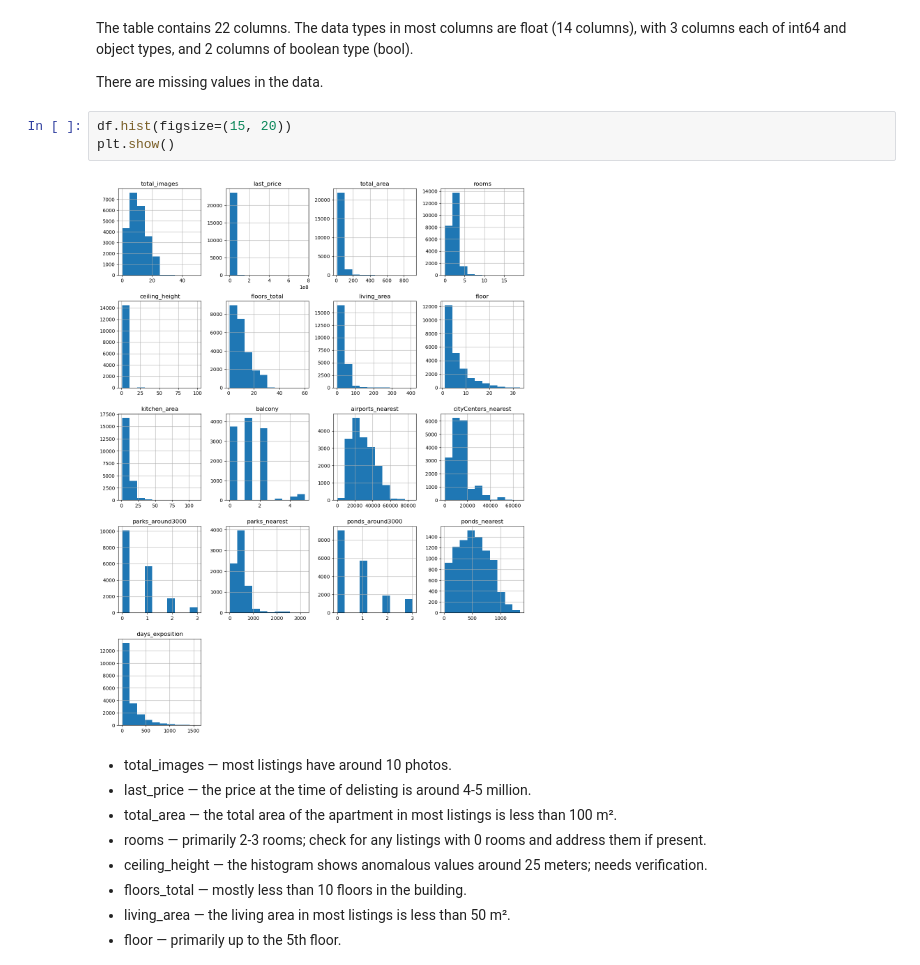
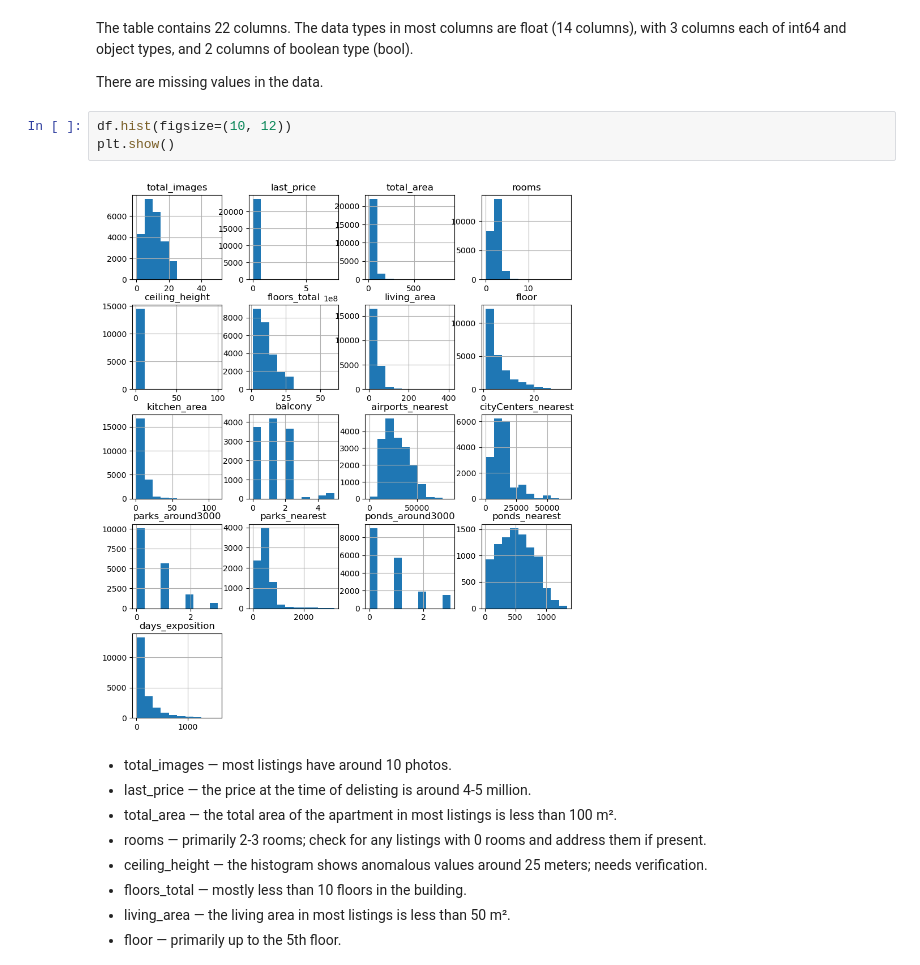
Before and after one commit to IVKovalev/data_analytics, a Jupyter notebook: 6_Real Estate Market Dependencies Analysis/real_estate_market_dependencies.ipynb, the cells around one changed output. Drawn from its saved outputs; the diff is of its cells as text.

```diff
--- a/6_Real Estate Market Dependencies Analysis/real_estate_market_dependencies.ipynb
+++ b/6_Real Estate Market Dependencies Analysis/real_estate_market_dependencies.ipynb
@@ -86,10 +86,10 @@ The table contains 22 columns. The data types in most columns are float (14 colu
 
 There are missing values in the data.
 # %%
-df.hist(figsize=(15, 20))
+df.hist(figsize=(10, 12))
 plt.show()
 # %% [output]
-[figure, old version]
+[figure, new version]
 # %% [markdown]
 - total_images — most listings have around 10 photos.
 - last_price — the price at the time of delisting is around 4-5 million.
```
